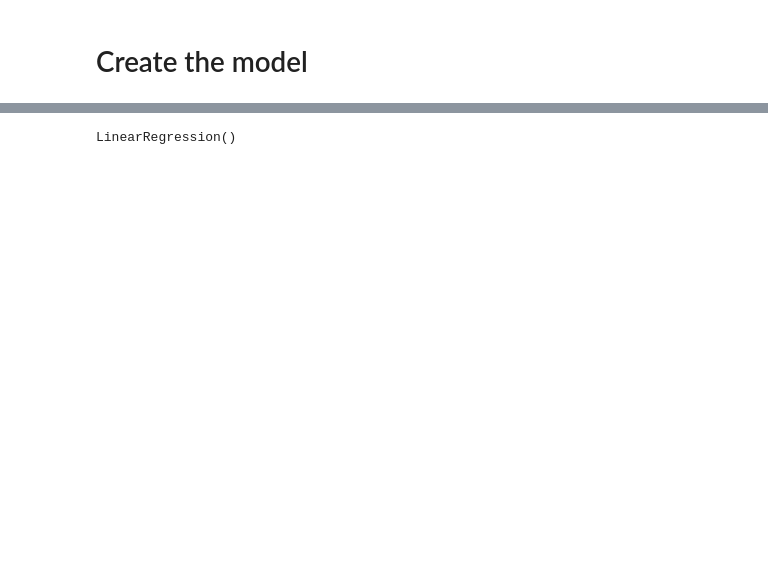
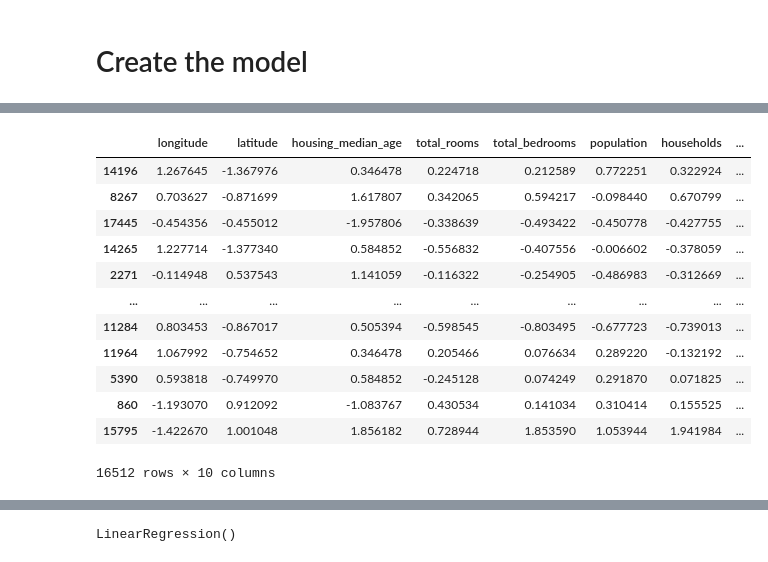
Before and after one commit to firhzmelo/linear-regression, a Jupyter notebook: linear_regression.ipynb, the cells around one changed output, grey strips where cells are left out. Drawn from its saved outputs; the diff is of its cells as text; code cells hidden in the pictures; blank space fills up the shorter version.

```diff
--- a/linear_regression.ipynb
+++ b/linear_regression.ipynb
@@ -199,24 +178,38 @@ df_nums_scaled
 # Create the model
 # %%
 class MyLinearRegression:
-    def __init__(self, lr = 0.001, iters = 100):
+    def __init__(self, lr = 0.01, iters = 1000):
         self.w = None
         self.b = None
         self.iters = iters
         self.lr = lr
 
 
+    # def fit(self, X, y):
+    #     m, n = X.shape
+    #     self.w = np.zeros(n)
+    #     self.b = 0
+
+    #     pred = None
+    #     for i in range(self.iters):
+    #         pred = np.dot(X, self.w) + self.b
+    #         dw = np.zeros(n)
+    #         for j in range(n):
+    #             dw[j] = (1 / m) * np.dot(X.T.iloc[j].values, (pred - y))
+    #         db = (1 / m) * np.sum(pred - y)
+
+    #         self.w -= self.lr * dw
+    #         self.b -= self.lr * db
+    #         if i%100 == 0:
+    #             print(self.w)
     def fit(self, X, y):
         m, n = X.shape
         self.w = np.zeros(n)
         self.b = 0
 
-        pred = None
         for i in range(self.iters):
             pred = np.dot(X, self.w) + self.b
-            dw = np.zeros(n)
-            for j in range(n):
-                dw[j] = (1 / m) * np.dot(X.T.iloc[j], (pred - y))
+            dw = (1 / m) * np.dot(X.T, (pred - y))
             db = (1 / m) * np.sum(pred - y)
 
             self.w -= self.lr * dw
@@ -229,5 +222,5 @@ class MyLinearRegression:
     def predict(self, X):
         return np.dot(X, self.w) + self.b
 # %%
-X = df_nums_scaled.drop(columns='median_house_value')
-y = df_nums_scaled['median_house_value']
+X = df_nums.drop(columns='median_house_value').copy()
+y = pd.DataFrame(df_nums['median_house_value'])
@@ -278,3 +291,19 @@ model.fit(X_train, y_train)
+# %%
+X_train
+# %% [output]
+|  | longitude | latitude | housing_median_age | total_rooms | total_bedrooms | population | households | ... |
+| 14196 | 1.267645 | -1.367976 | 0.346478 | 0.224718 | 0.212589 | 0.772251 | 0.322924 | ... |
+| 8267 | 0.703627 | -0.871699 | 1.617807 | 0.342065 | 0.594217 | -0.098440 | 0.670799 | ... |
+| 17445 | -0.454356 | -0.455012 | -1.957806 | -0.338639 | -0.493422 | -0.450778 | -0.427755 | ... |
+| 14265 | 1.227714 | -1.377340 | 0.584852 | -0.556832 | -0.407556 | -0.006602 | -0.378059 | ... |
+| 2271 | -0.114948 | 0.537543 | 1.141059 | -0.116322 | -0.254905 | -0.486983 | -0.312669 | ... |
+| ... | ... | ... | ... | ... | ... | ... | ... | ... |
+| 11284 | 0.803453 | -0.867017 | 0.505394 | -0.598545 | -0.803495 | -0.677723 | -0.739013 | ... |
+| 11964 | 1.067992 | -0.754652 | 0.346478 | 0.205466 | 0.076634 | 0.289220 | -0.132192 | ... |
+| 5390 | 0.593818 | -0.749970 | 0.584852 | -0.245128 | 0.074249 | 0.291870 | 0.071825 | ... |
+| 860 | -1.193070 | 0.912092 | -1.083767 | 0.430534 | 0.141034 | 0.310414 | 0.155525 | ... |
+| 15795 | -1.422670 | 1.001048 | 1.856182 | 0.728944 | 1.853590 | 1.053944 | 1.941984 | ... |
+16512 rows × 10 columns
 # %%
 model.w
 # %% [output]
```
Also changed, not shown: parts of 27 cells of this notebook, 1 other file.
